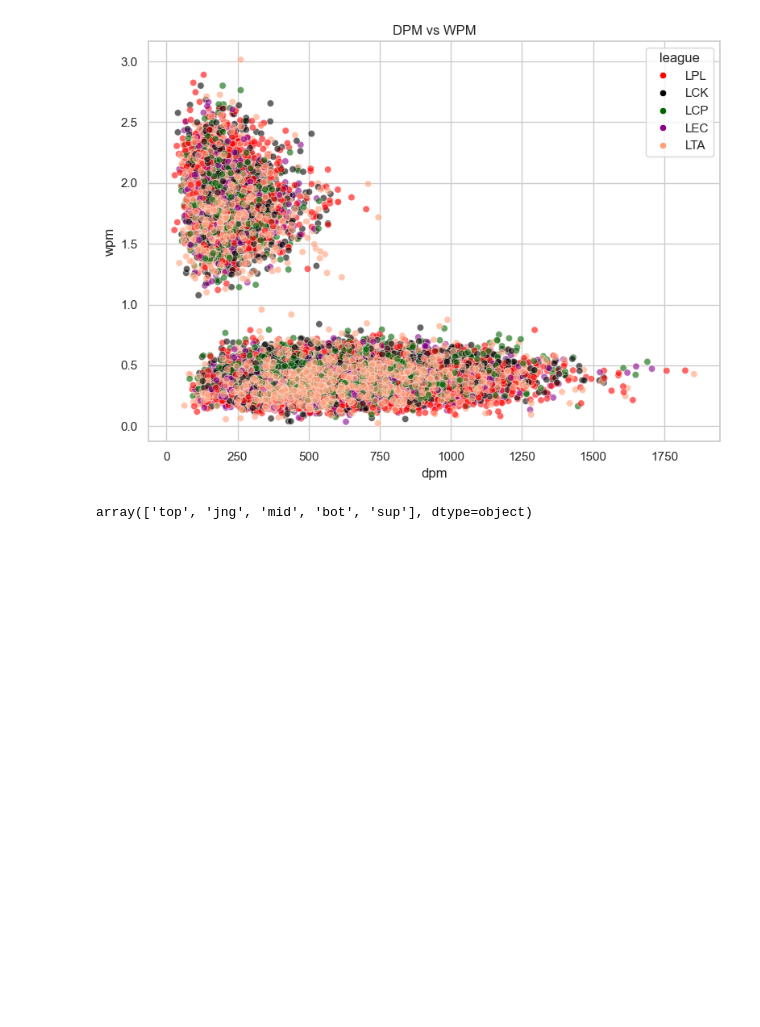
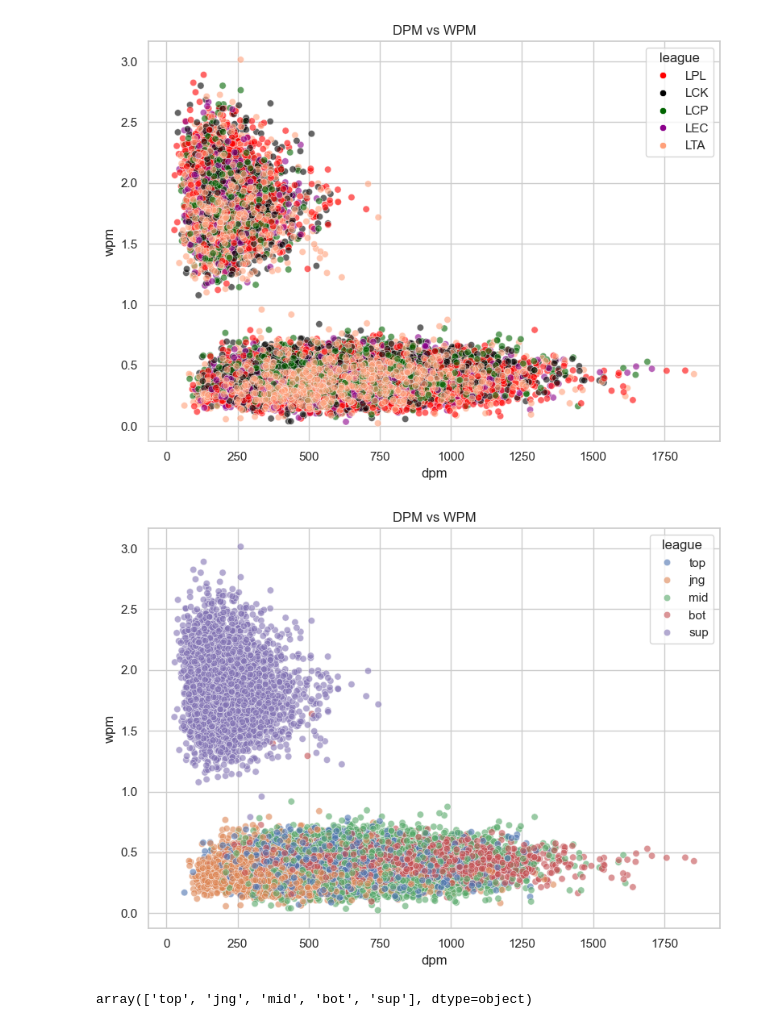
Before and after one commit to maxxyhc/Predicitng-region-of-LOL, a Jupyter notebook: assignment2_tests.ipynb, the cells around one changed output. Cells and saved outputs as stored; diff of their text form; code cells hidden in the pictures; blank space fills up the shorter version.

```diff
--- a/assignment2_tests.ipynb
+++ b/assignment2_tests.ipynb
@@ -435,6 +408,32 @@ plt.tight_layout()
 plt.show()
 # %% [output]
 [figure]
+# %%
+# --- Scatter 2: dpm vs wpm ---
+plt.figure(figsize=(8,6))
+sns.scatterplot(
+    data=major_league_data,
+    x='dpm',
+    y='wpm',
+    hue='position',
+    alpha=0.6
+)
+
+handles, labels = plt.gca().get_legend_handles_labels()
+new_handles = []
+for h, label in zip(handles, labels):
+    if label in league_colors:
+        h.set_color(league_colors[label])   # overwrite color
+        h.set_alpha(1.0)
+    new_handles.append(h)
+
+plt.legend(new_handles, labels, title="Position")
+
+plt.title("DPM vs WPM")
+plt.tight_layout()
+plt.show()
+# %% [output]
+[figure, added]
 # %%
 major_league_data['position'].unique()
 # %% [output]
```
Also changed, not shown: parts of 8 cells of this notebook.
